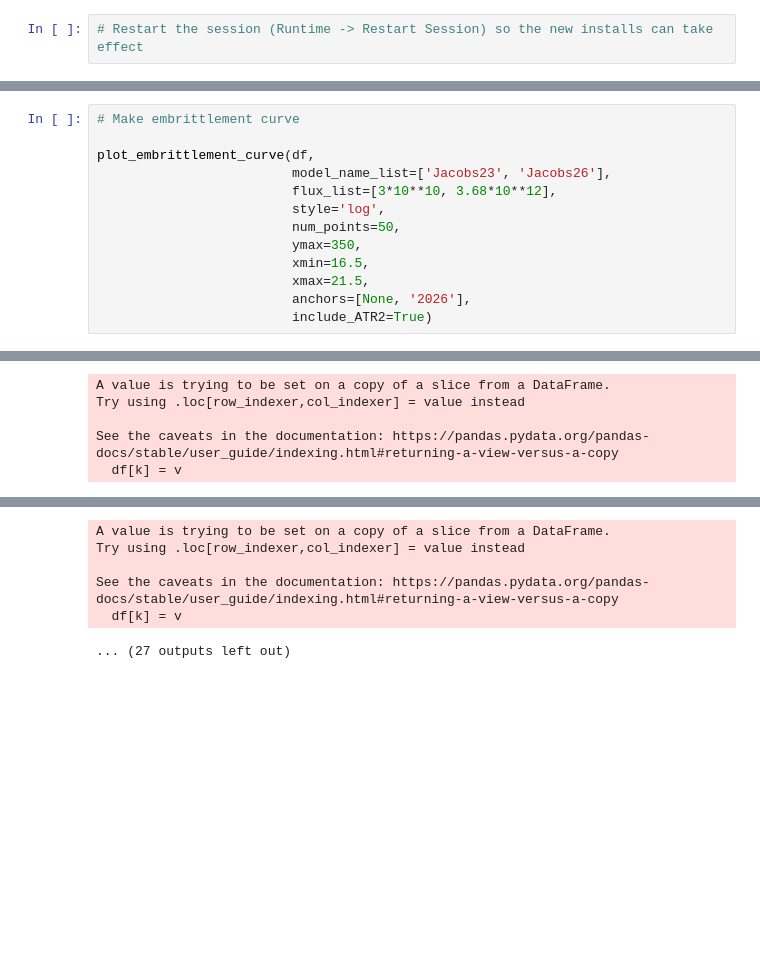
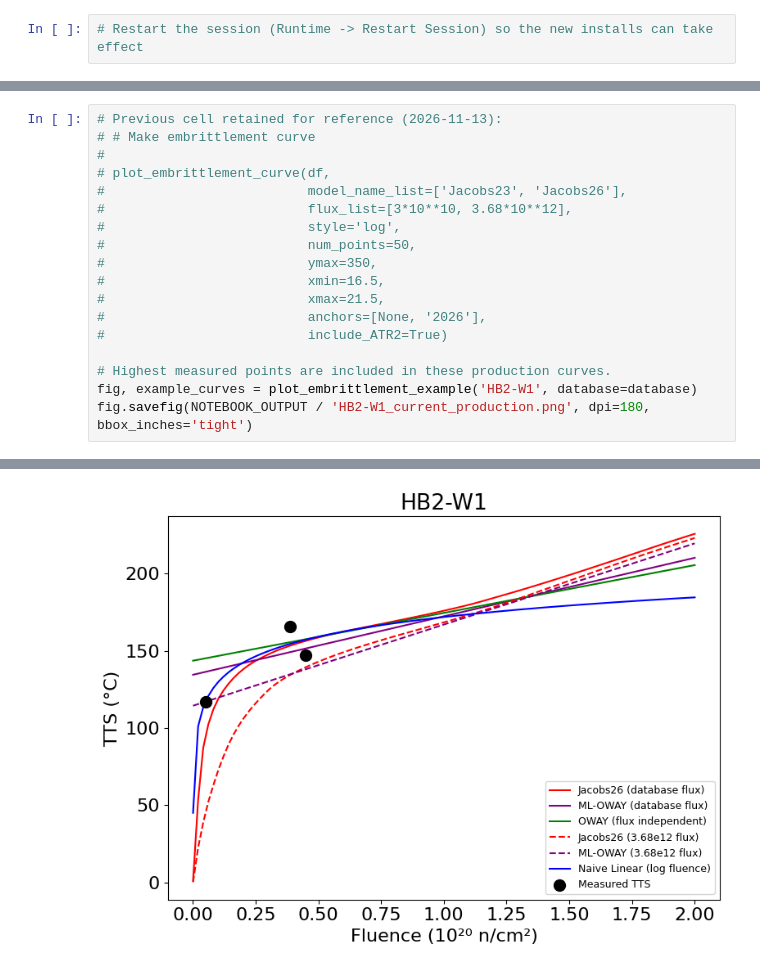
Before and after one commit to uw-cmg/RPV_model_benchmarking, a Jupyter notebook: RPV_model_benchmarking_notebook.ipynb, the cells around one changed output, grey strips where cells are left out. Saved outputs shown, nothing was run; the diff lists cells and outputs as text; blank space fills up the shorter version.

```diff
--- a/RPV_model_benchmarking_notebook.ipynb
+++ b/RPV_model_benchmarking_notebook.ipynb
@@ -257,14 +366,19 @@ See the caveats in the documentation: https://pandas.pydata.org/pandas-docs/stab
 # %%
-# Make embrittlement curve
+# Previous cell retained for reference (2026-11-13):
+# # Make embrittlement curve
+#
+# plot_embrittlement_curve(df,
+#                          model_name_list=['Jacobs23', 'Jacobs26'],
+#                          flux_list=[3*10**10, 3.68*10**12],
+#                          style='log',
+#                          num_points=50,
+#                          ymax=350,
+#                          xmin=16.5,
+#                          xmax=21.5,
+#                          anchors=[None, '2026'],
+#                          include_ATR2=True)
 
-plot_embrittlement_curve(df,
-                         model_name_list=['Jacobs23', 'Jacobs26'],
-                         flux_list=[3*10**10, 3.68*10**12],
-                         style='log',
-                         num_points=50,
-                         ymax=350,
-                         xmin=16.5,
-                         xmax=21.5,
-                         anchors=[None, '2026'],
-                         include_ATR2=True)
+# Highest measured points are included in these production curves.
+fig, example_curves = plot_embrittlement_example('HB2-W1', database=database)
+fig.savefig(NOTEBOOK_OUTPUT / 'HB2-W1_current_production.png', dpi=180, bbox_inches='tight')
 # %% [output]
@@ -300,5 +406,0 @@ Could not find designated model type in scikit-learn model library. Note the oth
-A value is trying to be set on a copy of a slice from a DataFrame.
-Try using .loc[row_indexer,col_indexer] = value instead
-
-See the caveats in the documentation: https://pandas.pydata.org/pandas-docs/stable/user_guide/indexing.html#returning-a-view-versus-a-copy
-  df[k] = v
@@ -329,7 +407,2 @@ Could not find designated model type in scikit-learn model library. Note the oth
-A value is trying to be set on a copy of a slice from a DataFrame.
-Try using .loc[row_indexer,col_indexer] = value instead
-
-See the caveats in the documentation: https://pandas.pydata.org/pandas-docs/stable/user_guide/indexing.html#returning-a-view-versus-a-copy
-  df[k] = v
-... (27 outputs left out)
+[figure, added]
 # %%
```
Also changed, not shown: parts of 19 cells of this notebook, 11 other files.
